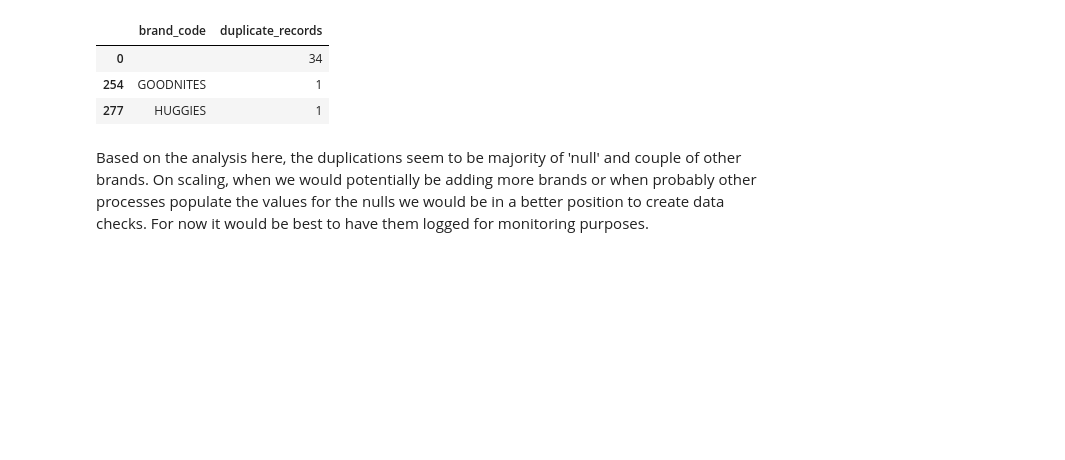
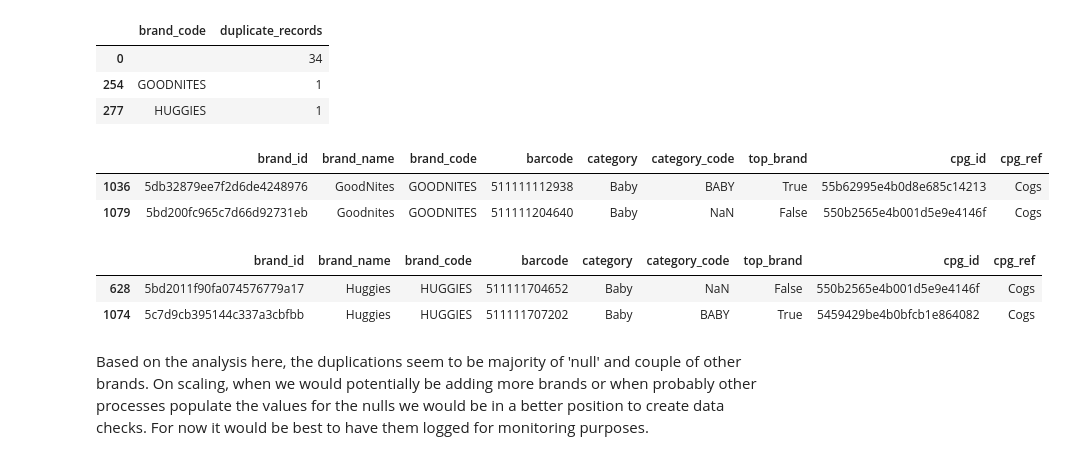
Before and after one commit to sayeedahmed01/analytics-engineer-task, a Jupyter notebook: scripts/data_quality_checks.ipynb, the cells around one changed output. Drawn from its saved outputs; the diff is of its cells as text; code cells hidden in the pictures; blank space fills up the shorter version.

```diff
--- a/scripts/data_quality_checks.ipynb
+++ b/scripts/data_quality_checks.ipynb
@@ -435,6 +471,18 @@ brand_duplicate_counts[['brand_code', 'duplicate_records']]
 | 0 |  | 34 |
 | 254 | GOODNITES | 1 |
 | 277 | HUGGIES | 1 |
+# %%
+brands_df[brands_df['brand_code'] == "GOODNITES"]
+# %% [output]
+|  | brand_id | brand_name | brand_code | barcode | category | category_code | top_brand | cpg_id | cpg_ref |
+| 1036 | 5db32879ee7f2d6de4248976 | GoodNites | GOODNITES | 511111112938 | Baby | BABY | True | 55b62995e4b0d8e685c14213 | Cogs |
+| 1079 | 5bd200fc965c7d66d92731eb | Goodnites | GOODNITES | 511111204640 | Baby | NaN | False | 550b2565e4b001d5e9e4146f | Cogs |
+# %%
+brands_df[brands_df['brand_code'] == "HUGGIES"]
+# %% [output]
+|  | brand_id | brand_name | brand_code | barcode | category | category_code | top_brand | cpg_id | cpg_ref |
+| 628 | 5bd2011f90fa074576779a17 | Huggies | HUGGIES | 511111704652 | Baby | NaN | False | 550b2565e4b001d5e9e4146f | Cogs |
+| 1074 | 5c7d9cb395144c337a3cbfbb | Huggies | HUGGIES | 511111707202 | Baby | BABY | True | 5459429be4b0bfcb1e864082 | Cogs |
 # %% [markdown]
 Based on the analysis here, the duplications seem to be majority of 'null' and couple of other brands. On scaling, when we would potentially be adding more brands or when probably other processes populate the values for the nulls we would be in a better position to create data checks. For now it would be best to have them logged for monitoring purposes.
 # %% [markdown]
```
Also changed, not shown: parts of 3 cells of this notebook, 7 other files.
